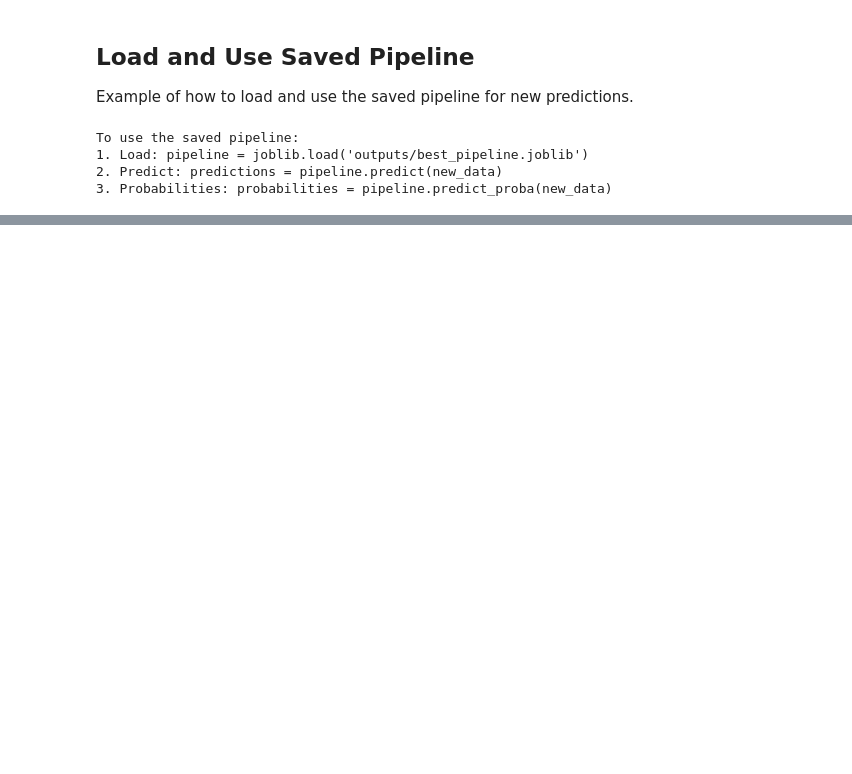
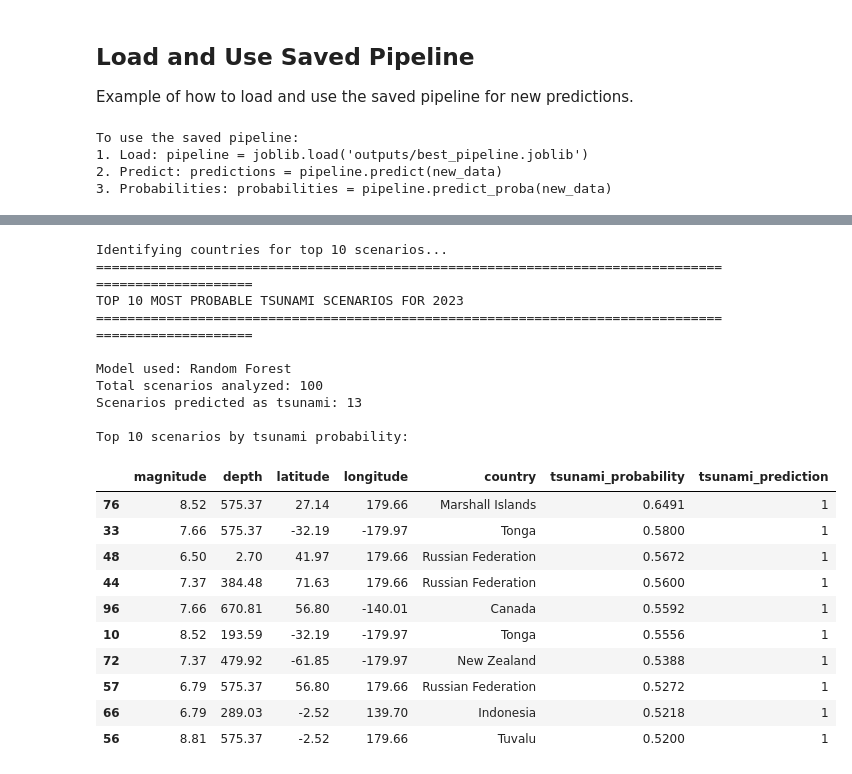
Before and after one commit to fefelbrn/ML_II_repo, a Jupyter notebook: Codes (.ipynb & .py)/test.ipynb, the cells around one changed output, grey strips where cells are left out. Drawn from its saved outputs; the diff is of its cells as text; code cells hidden in the pictures; blank space fills up the shorter version.

```diff
--- a/notebooks/test.ipynb
+++ b/Codes (.ipynb & .py)/test.ipynb
@@ -1025,0 +1331,78 @@ To use the saved pipeline:
+# %%
+X_scenarios = scenarios_df.copy()
+
+for col in FEATURE_COLS:
+    if col not in X_scenarios.columns:
+        if col == '_mag_bin':
+            bins = np.arange(0, 11, 1)
+            labels = [f"{i}" for i in range(0, 10)]
+            X_scenarios['_mag_bin'] = pd.cut(X_scenarios['magnitude'].clip(lower=0, upper=10),
+                                            bins=bins, labels=labels, include_lowest=True)
+        elif col == 'country_encoded':
+            X_scenarios['country_encoded'] = 0  # Default value
+        else:
+            X_scenarios[col] = df[col].median() if col in df.columns else 0
+
+X_scenarios = X_scenarios[FEATURE_COLS].copy()
+
+tsunami_probabilities = best_pipeline.predict_proba(X_scenarios)[:, 1]
+tsunami_predictions = best_pipeline.predict(X_scenarios)
+
+scenarios_df['tsunami_probability'] = tsunami_probabilities
+scenarios_df['tsunami_prediction'] = tsunami_predictions
+
+top_10_scenarios = scenarios_df.nlargest(10, 'tsunami_probability').copy()
+
+print("Identifying countries for top 10 scenarios...")
+coords_top10 = list(zip(top_10_scenarios['latitude'].astype(float), top_10_scenarios['longitude'].astype(float)))
+results_top10 = rg.search(coords_top10)
+ccodes_top10 = [r["cc"] for r in results_top10]
+
+def cc_to_name(cc):
+    try:
+        return pycountry.countries.get(alpha_2=cc).name
+    except Exception:
+        return cc
+
+countries_top10 = [cc_to_name(cc) for cc in ccodes_top10]
+top_10_scenarios['country'] = countries_top10
+
+print("=" * 100)
+print("TOP 10 MOST PROBABLE TSUNAMI SCENARIOS FOR 2023")
+print("=" * 100)
+print(f"\nModel used: {best_model}")
+print(f"Total scenarios analyzed: {len(scenarios_df)}")
+print(f"Scenarios predicted as tsunami: {tsunami_predictions.sum()}")
+print(f"\nTop 10 scenarios by tsunami probability:\n")
+
+display_cols = ['magnitude', 'depth', 'latitude', 'longitude', 'country', 'tsunami_probability', 'tsunami_prediction']
+top_10_display = top_10_scenarios[display_cols].copy()
+top_10_display['tsunami_probability'] = top_10_display['tsunami_probability'].apply(lambda x: f"{x:.4f}")
+top_10_display['magnitude'] = top_10_display['magnitude'].apply(lambda x: f"{x:.2f}")
+top_10_display['depth'] = top_10_display['depth'].apply(lambda x: f"{x:.2f}")
+top_10_display['latitude'] = top_10_display['latitude'].apply(lambda x: f"{x:.2f}")
+top_10_display['longitude'] = top_10_display['longitude'].apply(lambda x: f"{x:.2f}")
+
+display(top_10_display)
+# %% [output]
+Identifying countries for top 10 scenarios...
+====================================================================================================
+TOP 10 MOST PROBABLE TSUNAMI SCENARIOS FOR 2023
+====================================================================================================
+
+Model used: Random Forest
+Total scenarios analyzed: 100
+Scenarios predicted as tsunami: 13
+
+Top 10 scenarios by tsunami probability:
+|  | magnitude | depth | latitude | longitude | country | tsunami_probability | tsunami_prediction |
+| 76 | 8.52 | 575.37 | 27.14 | 179.66 | Marshall Islands | 0.6491 | 1 |
+| 33 | 7.66 | 575.37 | -32.19 | -179.97 | Tonga | 0.5800 | 1 |
+| 48 | 6.50 | 2.70 | 41.97 | 179.66 | Russian Federation | 0.5672 | 1 |
+| 44 | 7.37 | 384.48 | 71.63 | 179.66 | Russian Federation | 0.5600 | 1 |
+| 96 | 7.66 | 670.81 | 56.80 | -140.01 | Canada | 0.5592 | 1 |
+| 10 | 8.52 | 193.59 | -32.19 | -179.97 | Tonga | 0.5556 | 1 |
+| 72 | 7.37 | 479.92 | -61.85 | -179.97 | New Zealand | 0.5388 | 1 |
+| 57 | 6.79 | 575.37 | 56.80 | 179.66 | Russian Federation | 0.5272 | 1 |
+| 66 | 6.79 | 289.03 | -2.52 | 139.70 | Indonesia | 0.5218 | 1 |
+| 56 | 8.81 | 575.37 | -2.52 | 179.66 | Tuvalu | 0.5200 | 1 |
```
Also changed, not shown: parts of 71 cells of this notebook, 9 other files.
